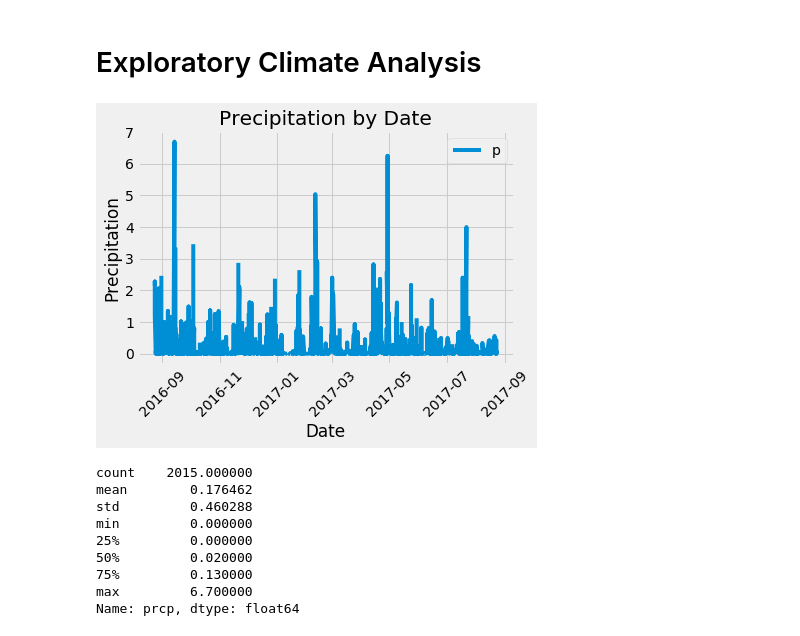
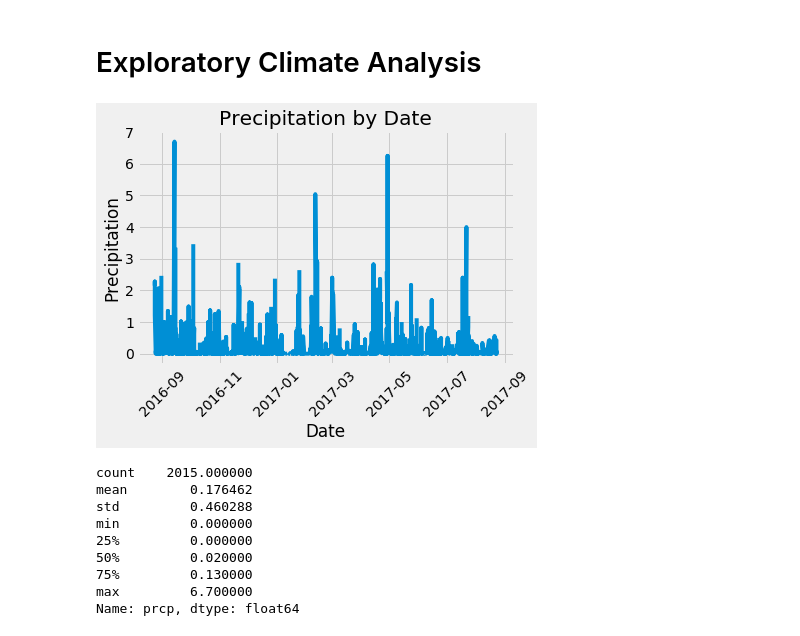
Before and after one commit to jaime030690/sqlalchemy-challenge, a Jupyter notebook: climate_starter.ipynb, the cells around one changed output. Saved outputs shown, nothing was run; the diff lists cells and outputs as text; code cells hidden in the pictures.

```diff
--- a/climate_starter.ipynb
+++ b/climate_starter.ipynb
@@ -40,33 +40,32 @@ session = Session(engine)
 # %%
 # Design a query to retrieve the last 12 months of precipitation data and plot the results
 query = session.query(Measurement.date).order_by(Measurement.date.desc()).first()
 
 # Calculate the date 1 year ago from the last data point in the database
 y, m, d = [int(item) for item in query[0].split("-")]
 cutoff = dt.datetime(y-1, m, d)
 
 # Perform a query to retrieve the data and precipitation scores
 sel = [Measurement.date, Measurement.prcp]
 twelve_months = session.query(*sel).filter(func.strftime(sel[0]) >= cutoff).all()
 
 # Save the query results as a Pandas DataFrame and set the index to the date column
 weather_df = pd.DataFrame(twelve_months, columns = ['date', 'prcp'])
 weather_df['date'] = pd.to_datetime(weather_df['date'])
 weather_df.set_index('date', inplace = True)
 
 # Sort the dataframe by date
 weather_df.sort_values(by=['date'], inplace = True)
 
 # Use Pandas Plotting with Matplotlib to plot the data
 plt.plot(weather_df['prcp'])
 plt.title('Precipitation by Date')
 plt.xticks(rotation = 45)
 plt.xlabel('Date')
 plt.ylabel('Precipitation')
-plt.legend('prcp')
 plt.show()
 # %% [output]
-[figure, old version]
+[figure, new version]
 # %%
 # Use Pandas to calculate the summary statistics for the precipitation data
 weather_df['prcp'].describe()
```
Also changed, not shown: parts of 1 cell of this notebook.
